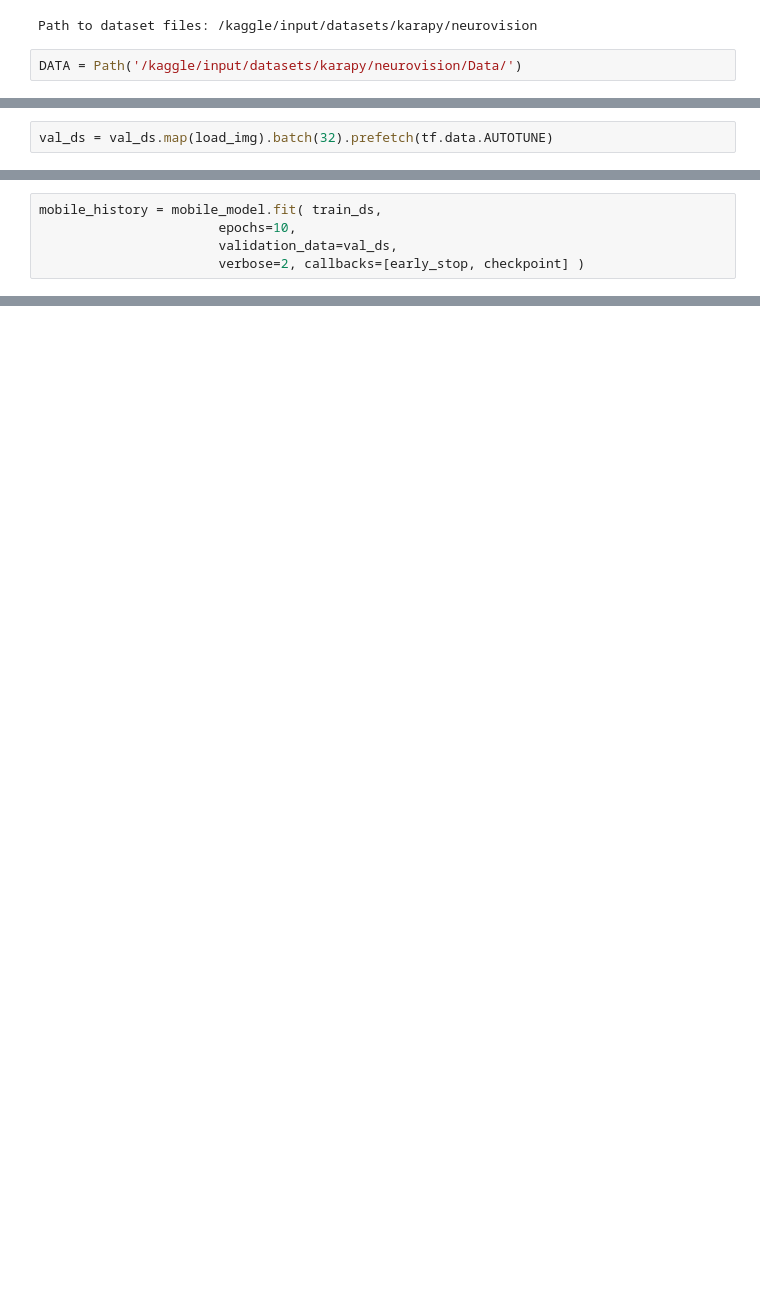
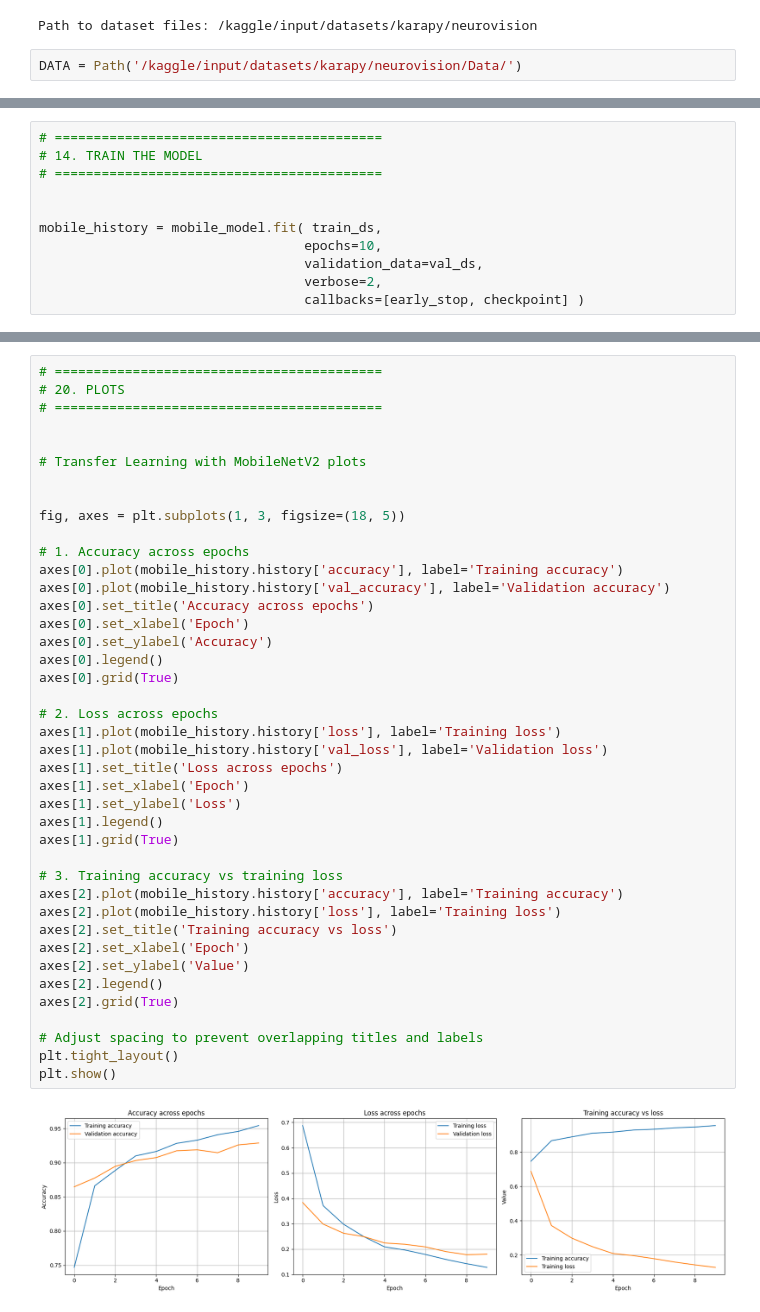
Before and after one commit to ikara-py/NeuroVision, a Jupyter notebook: notebooks/mobileNetV2.ipynb, the cells around one changed output, grey strips where cells are left out. Saved outputs shown, nothing was run; the diff lists cells and outputs as text; blank space fills up the shorter version.

```diff
--- a/notebooks/mobileNetV2.ipynb
+++ b/notebooks/mobileNetV2.ipynb
@@ -124,2 +205,0 @@ train_ds = train_ds.map(load_img).shuffle(len(X_train), seed=RANDOM_SEED).batch(
-# %%
-val_ds = val_ds.map(load_img).batch(32).prefetch(tf.data.AUTOTUNE)
@@ -177,9 +268,15 @@ mobile_model.compile(optimizer='adam',
                      loss='sparse_categorical_crossentropy',
                      metrics=['accuracy'])
 # %%
+# ==========================================
+# 14. TRAIN THE MODEL
+# ==========================================
+
+
 mobile_history = mobile_model.fit( train_ds,
-                       epochs=10,
-                       validation_data=val_ds,
-                       verbose=2, callbacks=[early_stop, checkpoint] )
+                                  epochs=10,
+                                  validation_data=val_ds,
+                                  verbose=2,
+                                  callbacks=[early_stop, checkpoint] )
 # %% [output]
 Epoch 1/10
@@ -303,0 +370,43 @@ Text(0.5, 1.0, 'y_pred : meningioma')
+# %%
+# ==========================================
+# 20. PLOTS
+# ==========================================
+
+
+# Transfer Learning with MobileNetV2 plots
+
+
+fig, axes = plt.subplots(1, 3, figsize=(18, 5))
+
+# 1. Accuracy across epochs
+axes[0].plot(mobile_history.history['accuracy'], label='Training accuracy')
+axes[0].plot(mobile_history.history['val_accuracy'], label='Validation accuracy')
+axes[0].set_title('Accuracy across epochs')
+axes[0].set_xlabel('Epoch')
+axes[0].set_ylabel('Accuracy')
+axes[0].legend()
+axes[0].grid(True)
+
+# 2. Loss across epochs
+axes[1].plot(mobile_history.history['loss'], label='Training loss')
+axes[1].plot(mobile_history.history['val_loss'], label='Validation loss')
+axes[1].set_title('Loss across epochs')
+axes[1].set_xlabel('Epoch')
+axes[1].set_ylabel('Loss')
+axes[1].legend()
+axes[1].grid(True)
+
+# 3. Training accuracy vs training loss
+axes[2].plot(mobile_history.history['accuracy'], label='Training accuracy')
+axes[2].plot(mobile_history.history['loss'], label='Training loss')
+axes[2].set_title('Training accuracy vs loss')
+axes[2].set_xlabel('Epoch')
+axes[2].set_ylabel('Value')
+axes[2].legend()
+axes[2].grid(True)
+
+# Adjust spacing to prevent overlapping titles and labels
+plt.tight_layout()
+plt.show()
+# %% [output]
+[figure, added]
```
Also changed, not shown: parts of 39 cells of this notebook.
